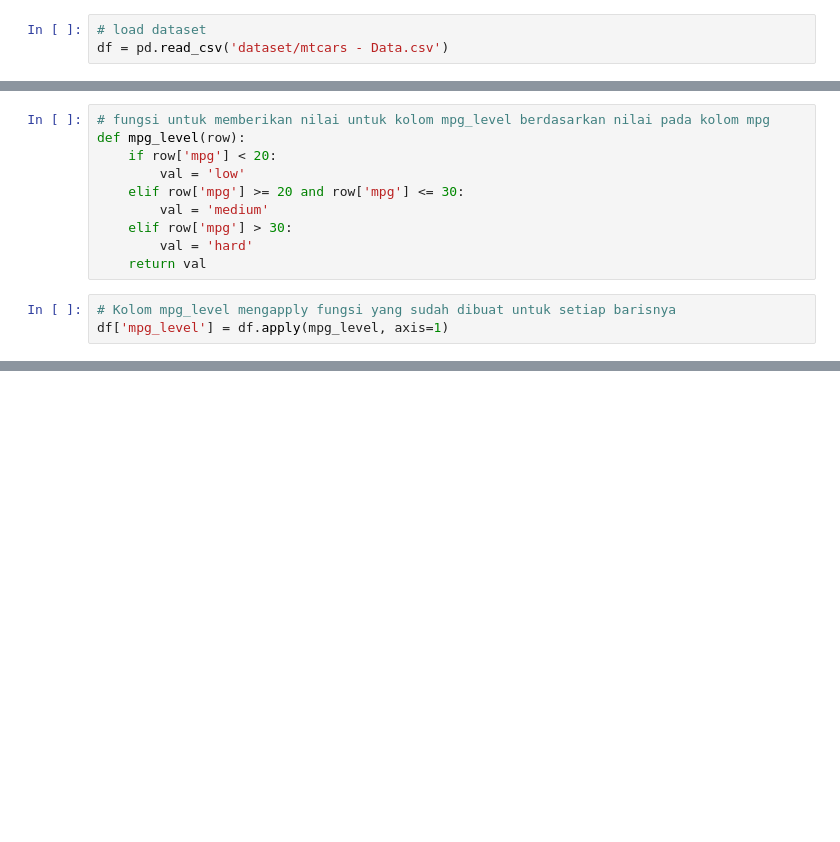
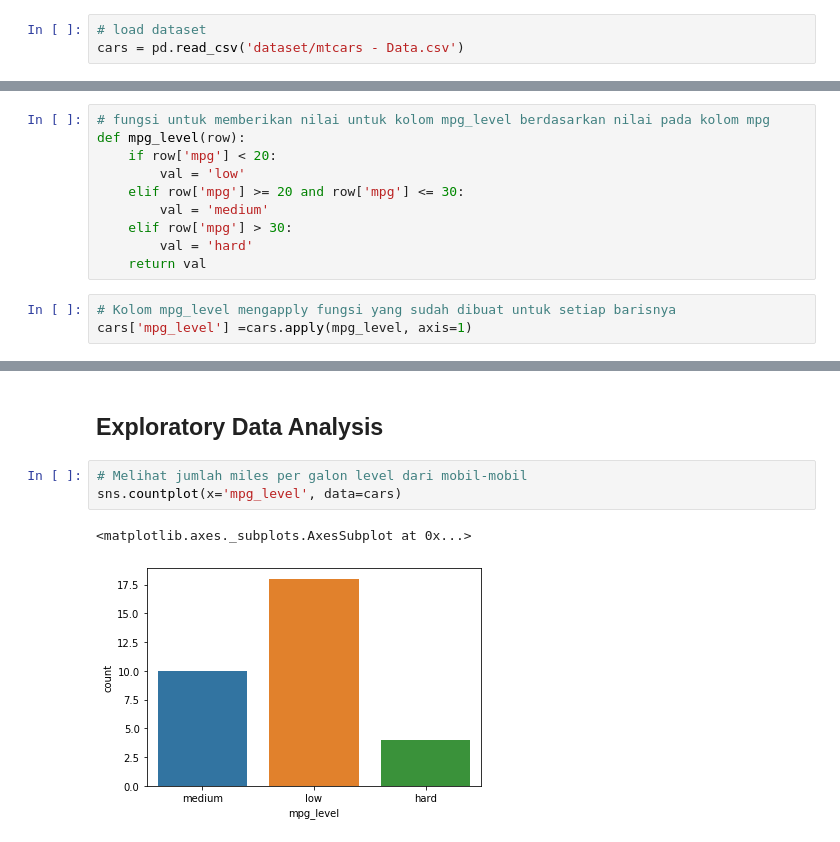
Before and after one commit to PrinandaRahmatullah/Soal_Magang_Jagoanhosting, a Jupyter notebook: mtcars_us.ipynb, the cells around one changed output, grey strips where cells are left out. Saved outputs shown, nothing was run; the diff lists cells and outputs as text; blank space fills up the shorter version.

```diff
--- a/mtcars_us.ipynb
+++ b/mtcars_us.ipynb
@@ -5,6 +8,6 @@ import numpy as np
 import matplotlib.pyplot as plt
 # %%
 # load dataset
-df = pd.read_csv('dataset/mtcars - Data.csv')
+cars = pd.read_csv('dataset/mtcars - Data.csv')
 # %%
 # look data
@@ -59,6 +62,6 @@ def mpg_level(row):
     return val
 # %%
 # Kolom mpg_level mengapply fungsi yang sudah dibuat untuk setiap barisnya
-df['mpg_level'] = df.apply(mpg_level, axis=1)
+cars['mpg_level'] =cars.apply(mpg_level, axis=1)
 # %%
 # Melihat dataframe yang terbaru setelah ditambahkan kolom mpg_level beserta nilainya
@@ -70,3 +73,11 @@ df.head()
 | 2 | Datsun 710 | 22.8 | 4 | 108.0 | 93 | 3.85 | 2.320 | 18.61 | 1 | 1 | 4 | ... |
 | 3 | Hornet 4 Drive | 21.4 | 6 | 258.0 | 110 | 3.08 | 3.215 | 19.44 | 1 | 0 | 3 | ... |
 | 4 | Hornet Sportabout | 18.7 | 8 | 360.0 | 175 | 3.15 | 3.440 | 17.02 | 0 | 0 | 3 | ... |
+# %% [markdown]
+## Exploratory Data Analysis
+# %%
+# Melihat jumlah miles per galon level dari mobil-mobil
+sns.countplot(x='mpg_level', data=cars)
+# %% [output]
+<matplotlib.axes._subplots.AxesSubplot at 0x...>
+[figure, added]
```
Also changed, not shown: parts of 12 cells of this notebook.
